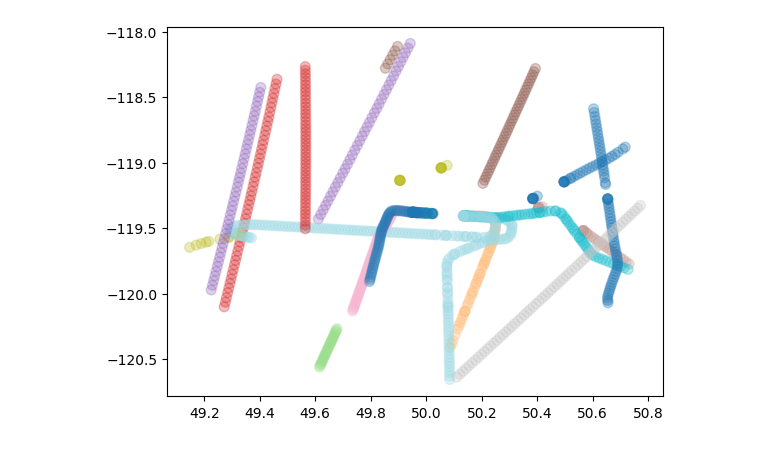
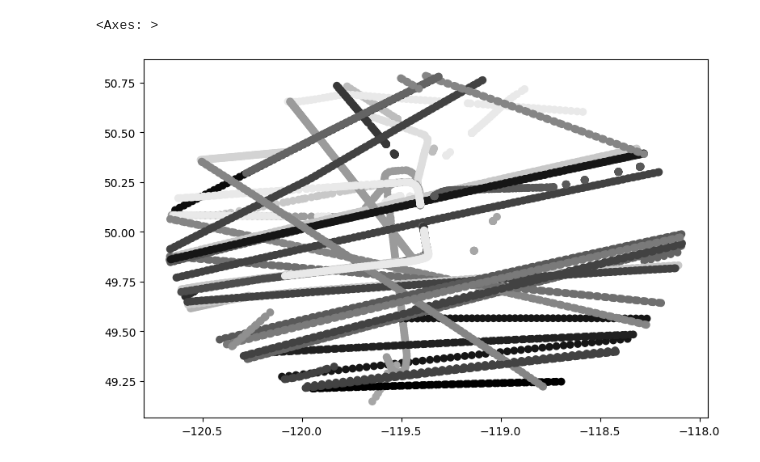
Before and after one commit to weathon/CHEM434, a Jupyter notebook: ADSB.ipynb, the cells around one changed output. Saved outputs shown, nothing was run; the diff lists cells and outputs as text; code cells hidden in the pictures.

```diff
--- a/ADSB.ipynb
+++ b/ADSB.ipynb
@@ -7,15 +18,16 @@
 # %%
 import json
 data = []
-with open("adsb.jsonl", "r") as f:
+with open("nohup.out", "r") as f:
   for i in f.read().split("\n\n"):
     if i !="":
       data.append(json.loads(i))
 # %%
 lats = []
 lons = []
-reg = []
+lab = []
 for i in data:
   lats.extend(aircraft['lat'] for aircraft in i["ac"])
   lons.extend(aircraft['lon'] for aircraft in i["ac"])
-  reg.extend(aircraft['t'] for aircraft in i["ac"])
+  lab.extend(aircraft['t'] for aircraft in i["ac"])
+  # lab.extend(aircraft['category'] if 'category' in aircraft.keys() else "0" for aircraft in i["ac"])
@@ -24,0 +38,7 @@ maxlat, minlat, maxlon, minlon = np.max(lats),np.min(lats),np.max(lons),np.min(l
+# %%
+import pandas as pd
+import geopandas
+df = pd.DataFrame({"lat" : lats, "lon":lons, "lab": [str(i) for i in lab]})#[legend.index(i) for i in lab]})
+gdf = geopandas.GeoDataFrame(
+    df["lab"], geometry=geopandas.points_from_xy(df.lon, df.lat), crs="epsg:4326"
+)
@@ -63,6 +55,5 @@ fig.savefig("a.jpg")
-# %%
-import pylab
-import matplotlib.cm as cm
-ax = pylab.scatter(lats, lons, c=colors, cmap=cm.tab20, s=50, alpha=0.3)
-# %% [output]
-[figure, removed]
+# %%
+gdf.plot(column="lab", aspect="equal", figsize=(9,20), cmap="gray") #touyunzhidaokole kouke kanzhege fangxiangyecuole yuanlai lat lin fgaofanle xonaggo
+# %% [output]
+<Axes: >
+[figure, added]
```
Also changed, not shown: parts of 16 cells of this notebook.
